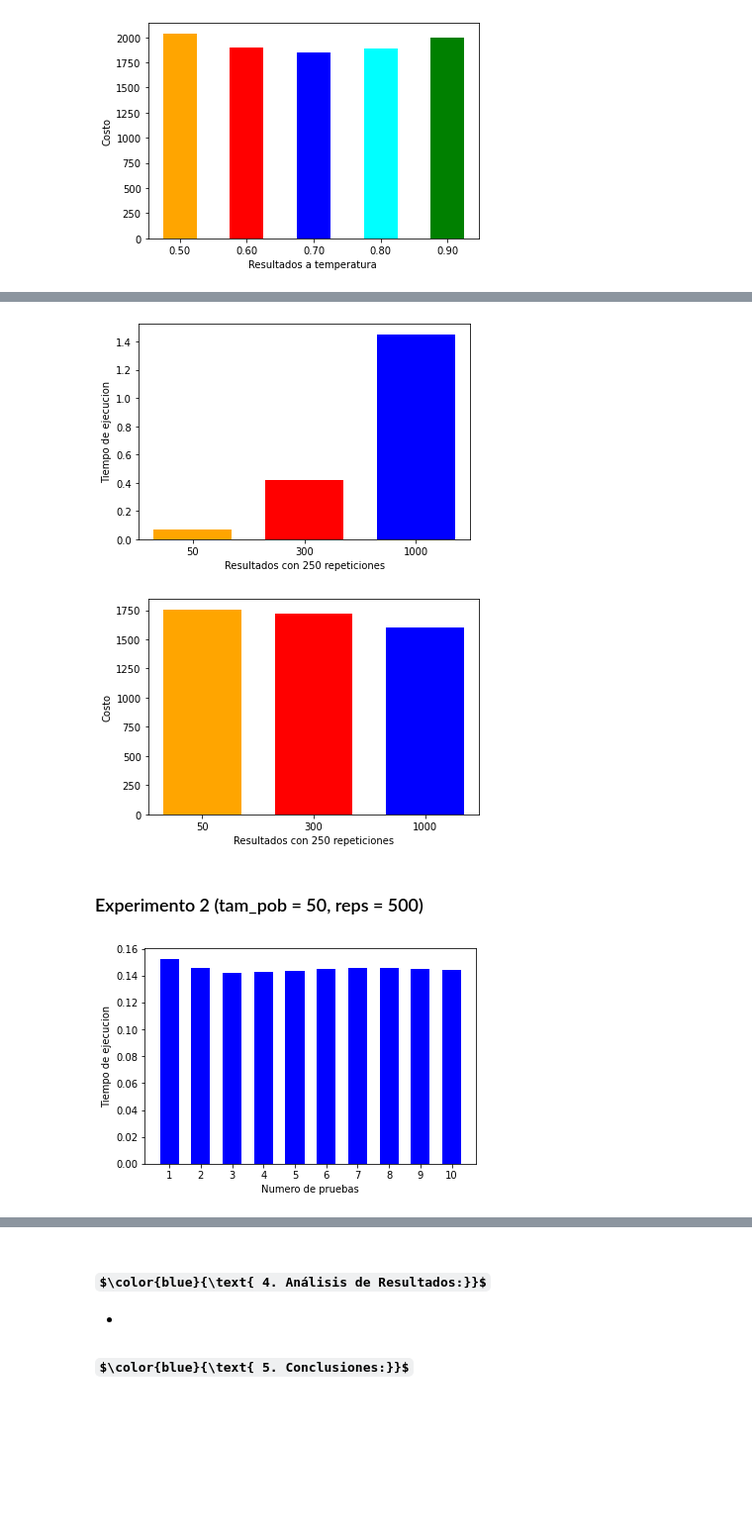
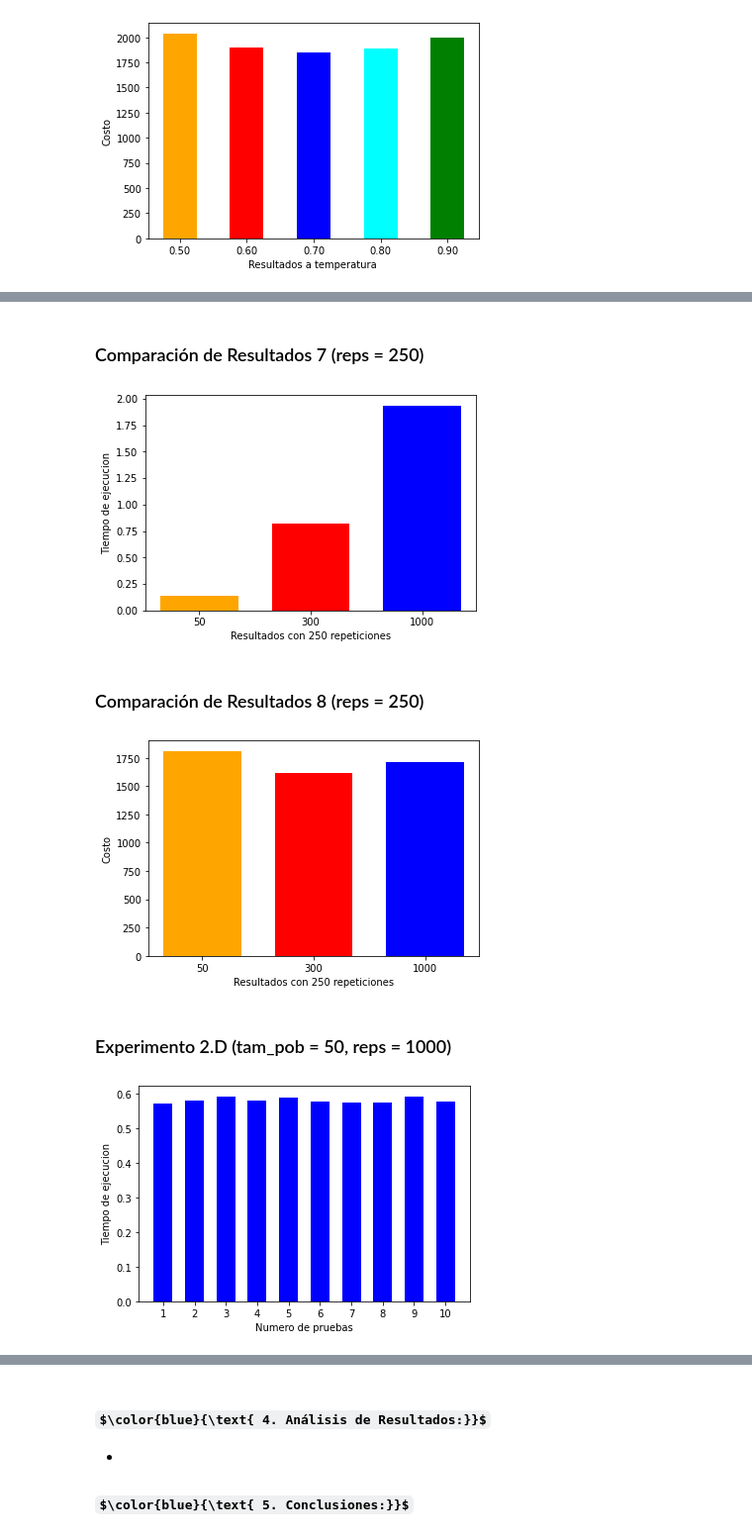
Before and after one commit to IC-3002/ic-3002-2020ii-p2-pseint, a Jupyter notebook: Cuaderno_Proyecto2.ipynb, the cells around one changed output, grey strips where cells are left out. Shown: that part at 99% size. Cells and saved outputs as stored; diff of their text form; code cells hidden in the pictures; some formulas as TeX source; blank space fills up the shorter version.

Commit message:
Finalizado Experimento 2.

```diff
--- a/Cuaderno_Proyecto2.ipynb
+++ b/Cuaderno_Proyecto2.ipynb
@@ -404,19 +406,23 @@ sol_ag_1000_250 = resultados[1]
+# %% [markdown]
+### Comparación de Resultados 7 (reps = 250)
 # %%
-resultados_250_reps = [tiempo_ag_50_250, tiempo_ag_300_250, tiempo_ag_1000_250]
+resultados_250_reps = [tiempo_ag_50_250, tiempo_ag_300_250, tiempo_ag_700_250]
 comparar_resultados_tiempo_ag(resultados_250_reps, '250')
 # %% [output]
-[figure, old version]
+[figure, new version]
+# %% [markdown]
+### Comparación de Resultados 8 (reps = 250)
 # %%
-resultados_sol_250_reps = [sol_ag_50_250, sol_ag_300_250,sol_ag_1000_250]
+resultados_sol_250_reps = [sol_ag_50_250, sol_ag_300_250,sol_ag_700_250]
 comparar_resultados_costo_ag(resultados_sol_250_reps, '250')
 # %% [output]
-[figure, old version]
+[figure, new version]
 # %% [markdown]
-### Experimento 2 (tam_pob = 50, reps = 500)
+### Experimento 2.D (tam_pob = 50, reps = 1000)
 # %%
-resultados = calcular_tiempos_ag('Alajuela', 50, 0.1, 0.5,500)
-tiempo_ag_50_500 = resultados[0]
-sol_ag_50_500 = resultado[1]
+resultados = calcular_tiempos_ag('Alajuela', 50, 0.1, 0.5,1000)
+tiempo_ag_50_1000 = resultados[0]
+sol_ag_50_1000 = resultados[1]
 # %% [output]
-[figure, old version]
+[figure, new version]
 # %% [markdown]
```
Also changed, not shown: parts of 30 cells of this notebook, 1 other file.
